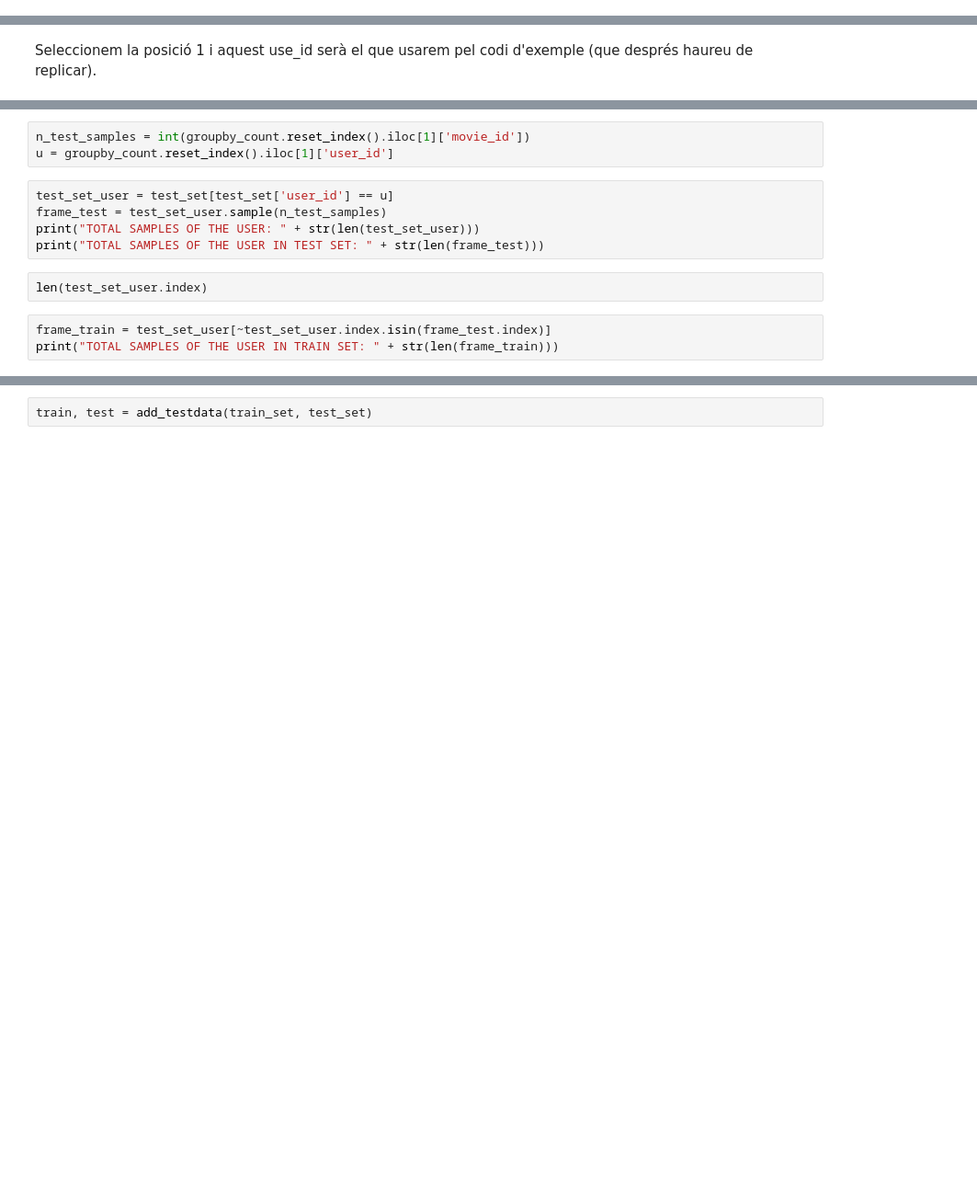
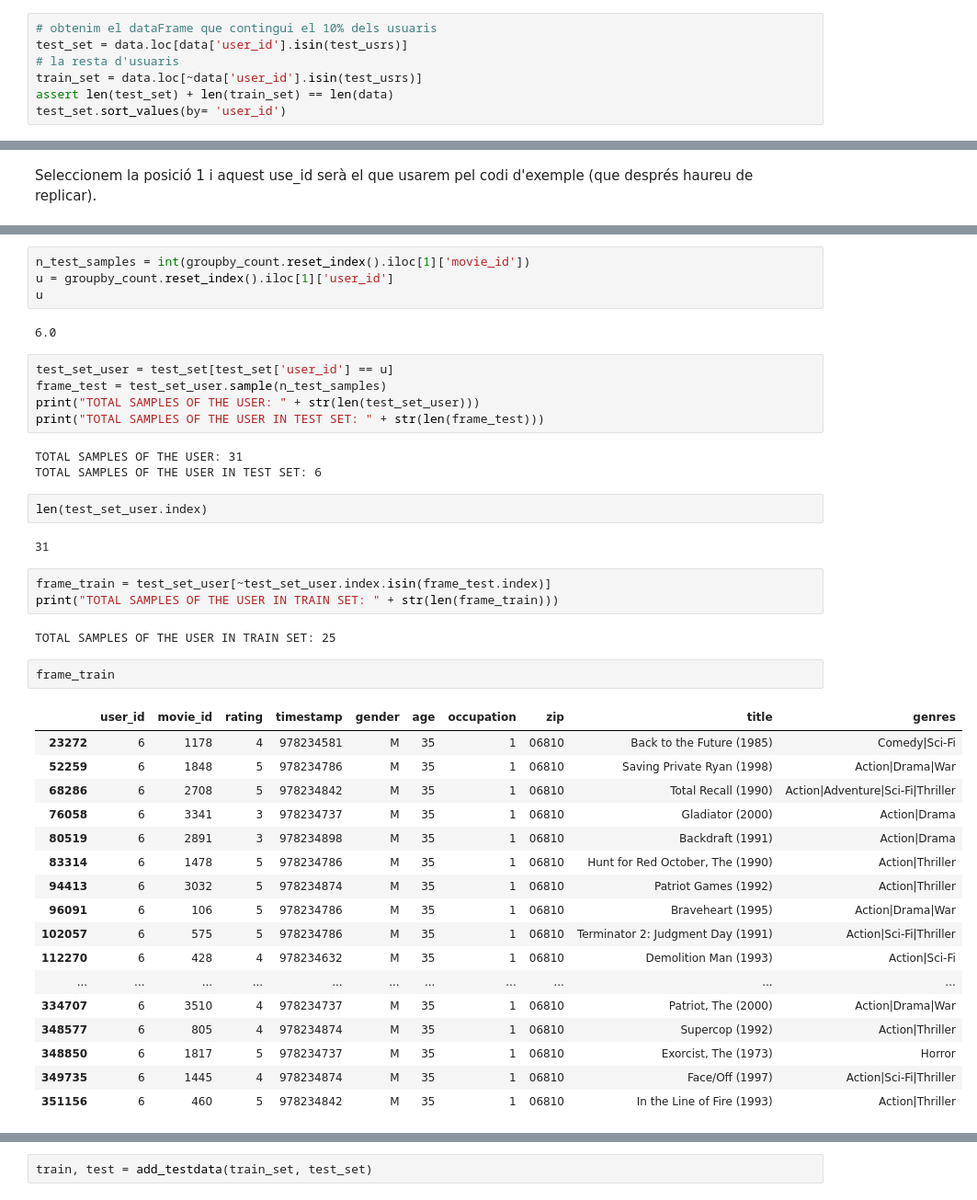
Before and after one commit to junjielyu13/Junior-Fall-Missions, a Jupyter notebook: TallerNousUsos/Practica/TNUI_P2/assigment_code_lia.ipynb, the cells around one changed output, grey strips where cells are left out. Shown at 92% size. Saved outputs shown, nothing was run; the diff lists cells and outputs as text; blank space fills up the shorter version.

```diff
--- a/TallerNousUsos/Practica/TNUI_P2/assigment_code_lia.ipynb
+++ b/TallerNousUsos/Practica/TNUI_P2/assigment_code_lia.ipynb
@@ -1033,0 +1134,7 @@ assert len(test_set) + len(train_set) == len(data)
+# %%
+# obtenim el dataFrame que contingui el 10% dels usuaris
+test_set = data.loc[data['user_id'].isin(test_usrs)]
+# la resta d'usuaris
+train_set = data.loc[~data['user_id'].isin(test_usrs)]
+assert len(test_set) + len(train_set) == len(data)
+test_set.sort_values(by= 'user_id')
@@ -1053,15 +1207,45 @@ groupby_count.reset_index().iloc[1]
 # %%
 n_test_samples = int(groupby_count.reset_index().iloc[1]['movie_id'])
 u = groupby_count.reset_index().iloc[1]['user_id']
+u
+# %% [output]
+6.0
 # %%
 test_set_user = test_set[test_set['user_id'] == u]
 frame_test = test_set_user.sample(n_test_samples)
 print("TOTAL SAMPLES OF THE USER: " + str(len(test_set_user)))
 print("TOTAL SAMPLES OF THE USER IN TEST SET: " + str(len(frame_test)))
+# %% [output]
+TOTAL SAMPLES OF THE USER: 31
+TOTAL SAMPLES OF THE USER IN TEST SET: 6
 # %%
 len(test_set_user.index)
+# %% [output]
+31
 # %%
 frame_train = test_set_user[~test_set_user.index.isin(frame_test.index)]
 print("TOTAL SAMPLES OF THE USER IN TRAIN SET: " + str(len(frame_train)))
+# %% [output]
+TOTAL SAMPLES OF THE USER IN TRAIN SET: 25
+# %%
+frame_train
+# %% [output]
+|  | user_id | movie_id | rating | timestamp | gender | age | occupation | zip | title | genres |
+| 23272 | 6 | 1178 | 4 | 978234581 | M | 35 | 1 | 06810 | Back to the Future (1985) | Comedy|Sci-Fi |
+| 52259 | 6 | 1848 | 5 | 978234786 | M | 35 | 1 | 06810 | Saving Private Ryan (1998) | Action|Drama|War |
+| 68286 | 6 | 2708 | 5 | 978234842 | M | 35 | 1 | 06810 | Total Recall (1990) | Action|Adventure|Sci-Fi|Thriller |
+| 76058 | 6 | 3341 | 3 | 978234737 | M | 35 | 1 | 06810 | Gladiator (2000) | Action|Drama |
+| 80519 | 6 | 2891 | 3 | 978234898 | M | 35 | 1 | 06810 | Backdraft (1991) | Action|Drama |
+| 83314 | 6 | 1478 | 5 | 978234786 | M | 35 | 1 | 06810 | Hunt for Red October, The (1990) | Action|Thriller |
+| 94413 | 6 | 3032 | 5 | 978234874 | M | 35 | 1 | 06810 | Patriot Games (1992) | Action|Thriller |
+| 96091 | 6 | 106 | 5 | 978234786 | M | 35 | 1 | 06810 | Braveheart (1995) | Action|Drama|War |
+| 102057 | 6 | 575 | 5 | 978234786 | M | 35 | 1 | 06810 | Terminator 2: Judgment Day (1991) | Action|Sci-Fi|Thriller |
+| 112270 | 6 | 428 | 4 | 978234632 | M | 35 | 1 | 06810 | Demolition Man (1993) | Action|Sci-Fi |
+| ... | ... | ... | ... | ... | ... | ... | ... | ... | ... | ... |
+| 334707 | 6 | 3510 | 4 | 978234737 | M | 35 | 1 | 06810 | Patriot, The (2000) | Action|Drama|War |
+| 348577 | 6 | 805 | 4 | 978234874 | M | 35 | 1 | 06810 | Supercop (1992) | Action|Thriller |
+| 348850 | 6 | 1817 | 5 | 978234737 | M | 35 | 1 | 06810 | Exorcist, The (1973) | Horror |
+| 349735 | 6 | 1445 | 4 | 978234874 | M | 35 | 1 | 06810 | Face/Off (1997) | Action|Sci-Fi|Thriller |
+| 351156 | 6 | 460 | 5 | 978234842 | M | 35 | 1 | 06810 | In the Line of Fire (1993) | Action|Thriller |
 # %%
 assert len(frame_train) + len(frame_test) == len(test_set_user)
```
Also changed, not shown: parts of 48 cells of this notebook.
